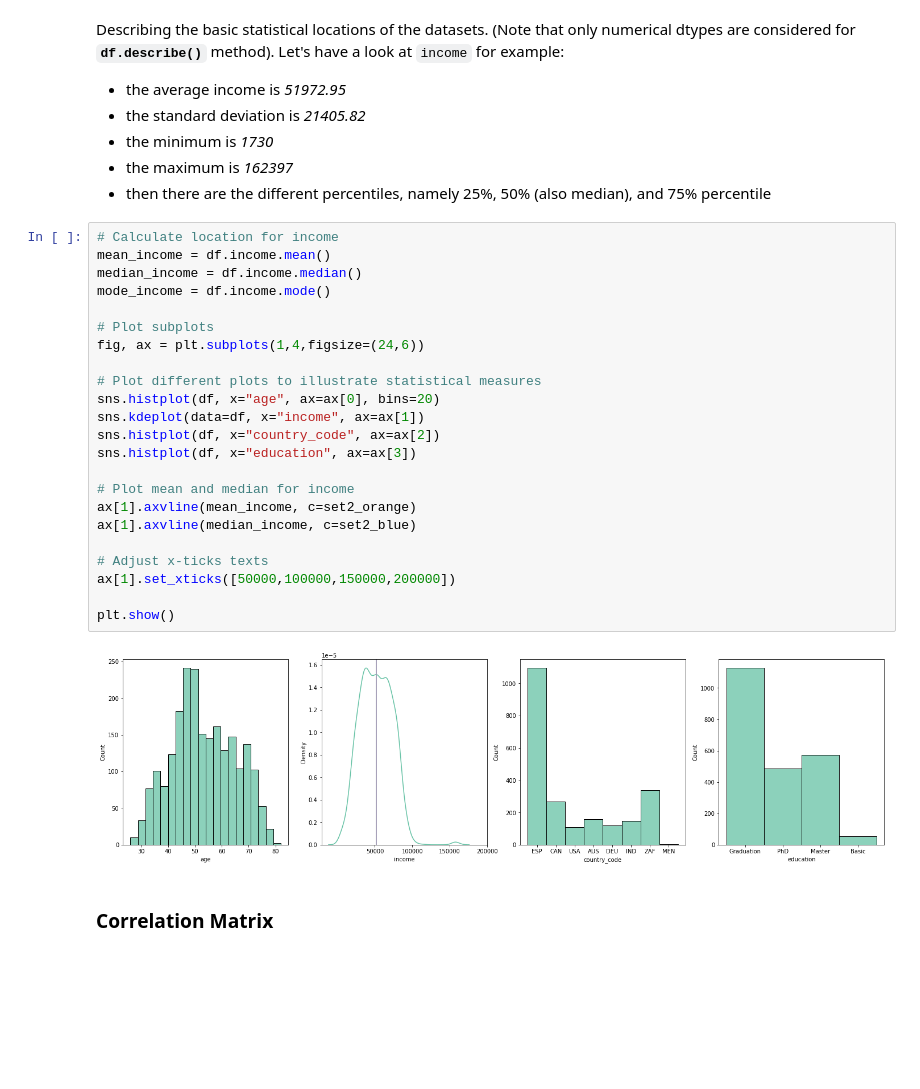
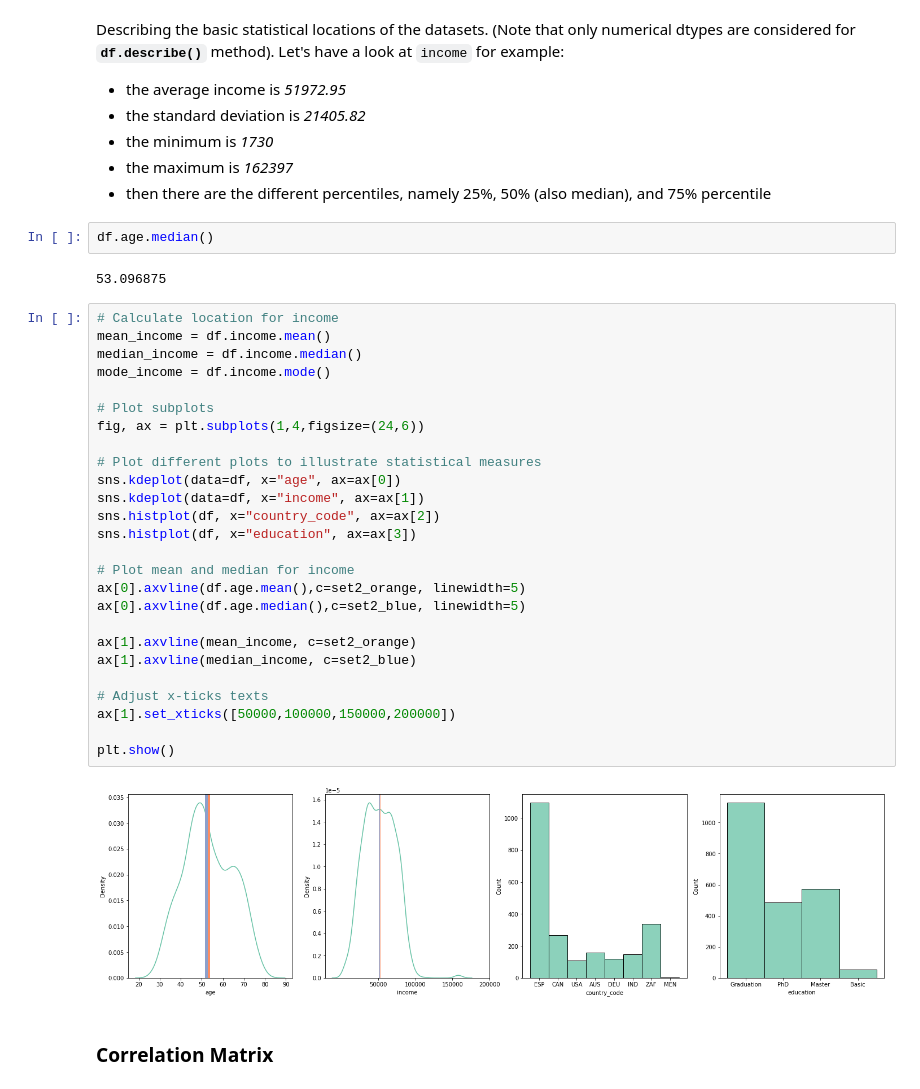
Before and after one commit to mr-emreerturk/Marketing-Analytics_EDA, a Jupyter notebook: notebook_eda.ipynb, the cells around one changed output. Cells and saved outputs as stored; diff of their text form; blank space fills up the shorter version.

```diff
--- a/notebook_eda.ipynb
+++ b/notebook_eda.ipynb
@@ -412,31 +412,38 @@ Let's have a look at `income` for example:
 - the minimum is *1730*
 - the maximum is *162397*
 - then there are the different percentiles, namely 25%, 50% (also median), and 75% percentile
+# %%
+df.age.median()
+# %% [output]
+53.096875
 # %%
 # Calculate location for income
 mean_income = df.income.mean()
 median_income = df.income.median()
 mode_income = df.income.mode()
 
 # Plot subplots
 fig, ax = plt.subplots(1,4,figsize=(24,6))
 
 # Plot different plots to illustrate statistical measures
-sns.histplot(df, x="age", ax=ax[0], bins=20)
+sns.kdeplot(data=df, x="age", ax=ax[0])
 sns.kdeplot(data=df, x="income", ax=ax[1])
 sns.histplot(df, x="country_code", ax=ax[2])
 sns.histplot(df, x="education", ax=ax[3])
 
 # Plot mean and median for income
+ax[0].axvline(df.age.mean(),c=set2_orange, linewidth=5)
+ax[0].axvline(df.age.median(),c=set2_blue, linewidth=5)
+
 ax[1].axvline(mean_income, c=set2_orange)
 ax[1].axvline(median_income, c=set2_blue)
 
 # Adjust x-ticks texts
 ax[1].set_xticks([50000,100000,150000,200000])
 
 plt.show()
 # %% [output]
-[figure, old version]
+[figure, new version]
 # %% [markdown]
 ### Correlation Matrix
 # %%
```
